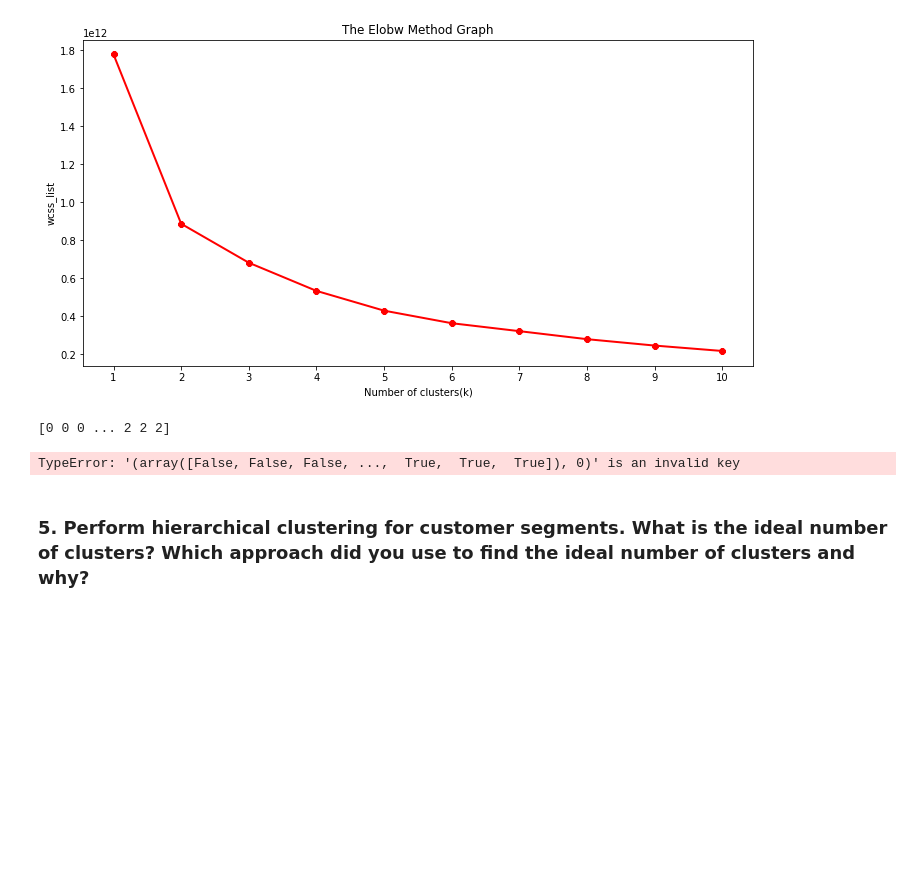
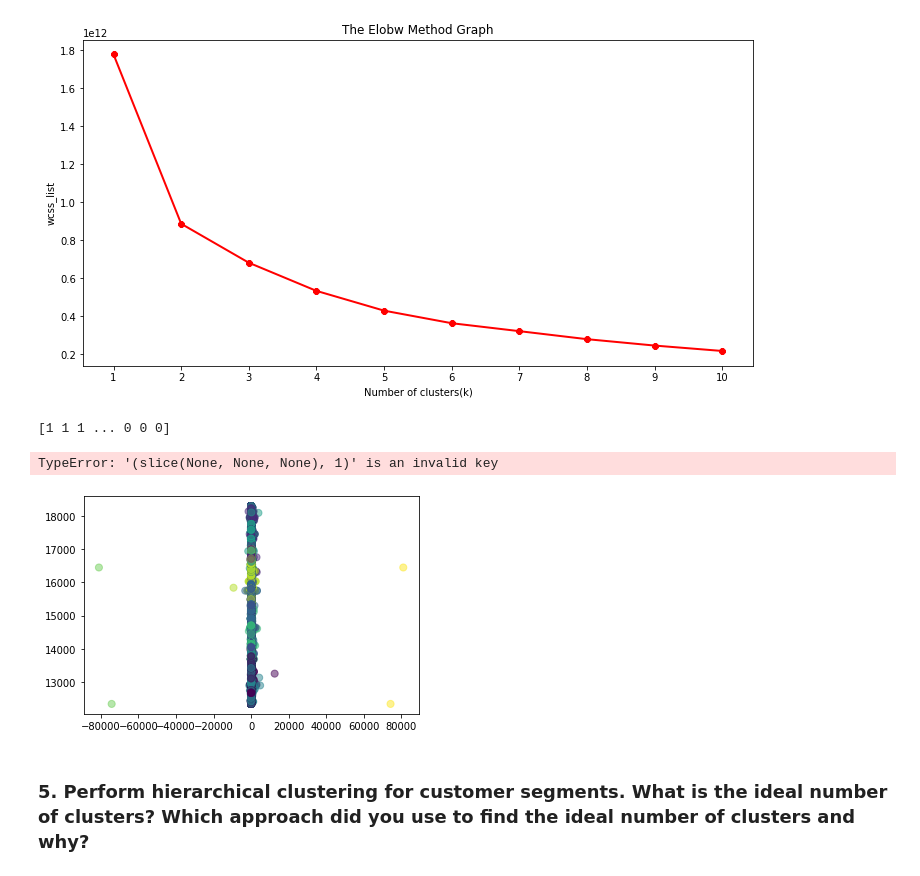
Before and after one commit to sam0790/homework, a Jupyter notebook: week 19/week19_hw.ipynb, the cells around one changed output. Saved outputs shown, nothing was run; the diff lists cells and outputs as text; code cells hidden in the pictures; blank space fills up the shorter version.

```diff
--- a/week 19/week19_hw.ipynb
+++ b/week 19/week19_hw.ipynb
@@ -252,23 +280,25 @@ plt.show()
 [figure]
 # %%
 #training model
-kmeans = KMeans(n_clusters = 3, init = 'k-means++')
+kmeans = KMeans(n_clusters = 2, init = 'k-means++')
 y_kmeans = kmeans.fit_predict(df)
 
 print(y_kmeans)
 # %% [output]
-[0 0 0 ... 2 2 2]
+[1 1 1 ... 0 0 0]
 # %%
 #visualising clusters
-plt.scatter(df[y_kmeans == 0, 0], df[y_kmeans == 0, 1], s = 100, c = 'red', label = 'Cluster 1')
-plt.scatter(df[y_kmeans == 1, 0], df[y_kmeans == 1, 1], s = 100, c = 'blue', label = 'Cluster 2')
-plt.scatter(kmeans.cluster_centers_[:, 0],kmeans.cluster_centers_[:, 1], s = 300, c = 'yellow', label = 'Centroids')
-plt.title('Clusters of customers')
-plt.xlabel('')
-plt.ylabel('Spending Score (1-100)')
-plt.legend()
+plt.scatter(X,y,c=lables)
 plt.show()
 # %% [output]
-TypeError: '(array([False, False, False, ...,  True,  True,  True]), 0)' is an invalid key
+TypeError: '(slice(None, None, None), 1)' is an invalid key
+# %%
+centroids = kmeans.cluster_centers_
+
+plt.scatter(df['Quantity'], df['CustomerID'], c= kmeans.labels_.astype(float), s=50, alpha=0.5)
+#plt.scatter(centroids[:, 0], centroids[:, 1], c='red', s=50)
+plt.show()
+# %% [output]
+[figure, added]
 # %% [markdown]
 ### 5.	Perform hierarchical clustering for customer segments. What is the ideal number of clusters? Which approach did you use to find the ideal number of clusters and why?
```
Also changed, not shown: parts of 19 cells of this notebook, 9 other files.
